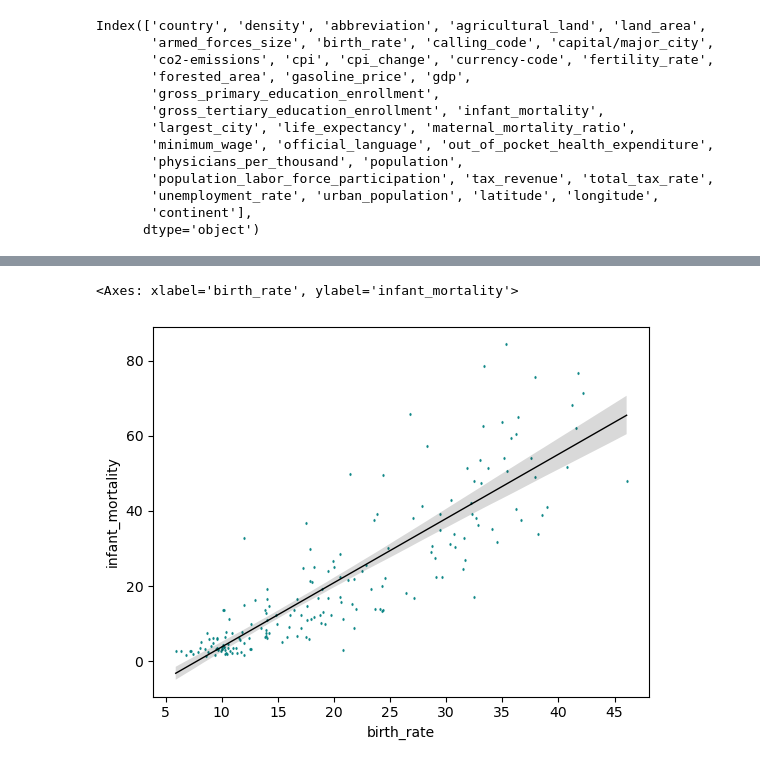
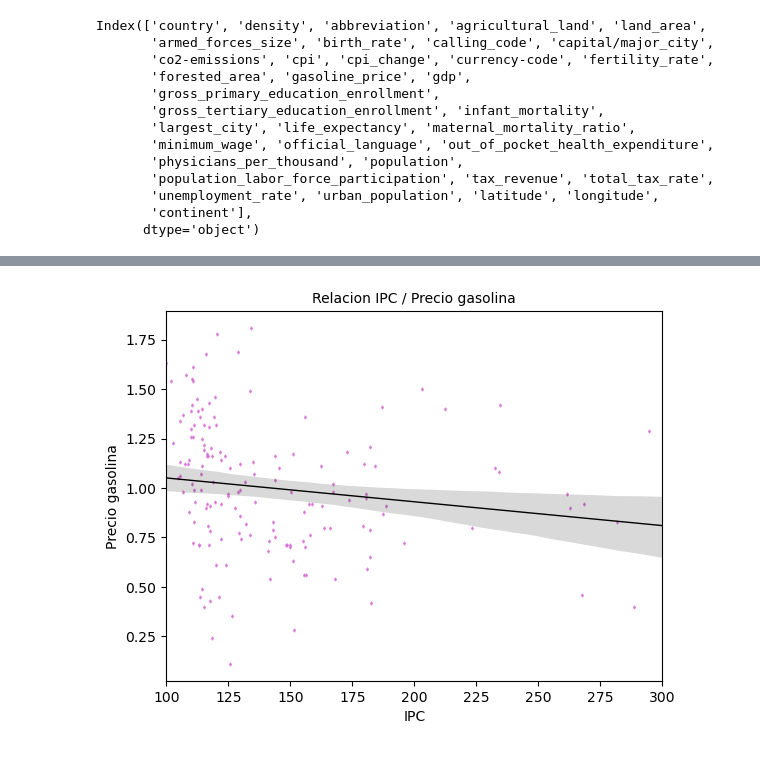
Before and after one commit to rebeca-enma/promoG-modulo3-sprint1-pairprogramming-Rebeca-Raquel, a Jupyter notebook: pair_visualizacion.ipynb, the cells around one changed output, grey strips where cells are left out. Saved outputs shown, nothing was run; the diff lists cells and outputs as text; code cells hidden in the pictures.

```diff
--- a/pair_visualizacion.ipynb
+++ b/pair_visualizacion.ipynb
@@ -208,9 +330,21 @@ dtype: object
 # %%
-sns.regplot(x = "birth_rate", y = "infant_mortality", data = df,
+# Ejercicio 8 ¿Cómo se relacionan el CPI y el precio de la gasolina? Crea un scatter plot que muestre esta relación y agrega una línea para visualizar la tendencia. Ajusta los valores del CPI entre 100 y 300.
+
+sns.regplot(x = "cpi", y = "gasoline_price", data = df,
             marker = "d",
             line_kws = {"color": "black", "linewidth": 1}, # cambiamos el color y el grosor de la linea de tendencia
-            scatter_kws = {"color": "teal", "s": 1}, # cambiamos el color y el tamaño de los puntos del scaterplot
-    )
+            scatter_kws = {"color": "orchid", "s": 2}, # cambiamos el color y el tamaño de los puntos del scaterplot
+
+            )
+
+plt.xlim(100, 300)
+
+plt.xlabel("IPC")
+plt.ylabel("Precio gasolina")
+# plt.xticks(rotation = 90)
+plt.title("Relacion IPC / Precio gasolina", fontsize = 10);
+
+
+# Cuando subia IPC bajaba el precio de la gasolina
 # %% [output]
-<Axes: xlabel='birth_rate', ylabel='infant_mortality'>
-[figure, old version]
+[figure, new version]
```
Also changed, not shown: parts of 21 cells of this notebook.
